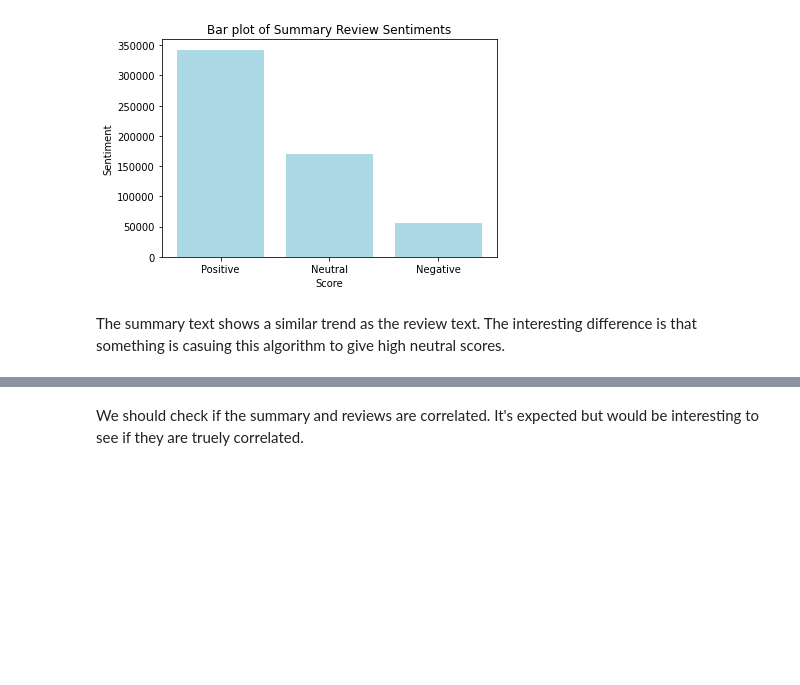
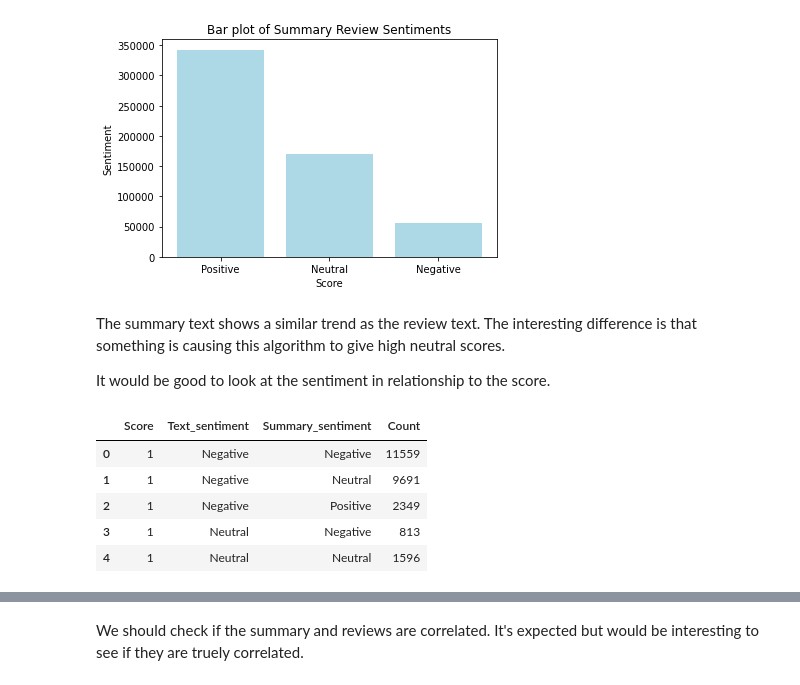
Before and after one commit to dchen71/amazon-fine-foods-review-analysis, a Jupyter notebook: fine_foods_analysis.ipynb, the cells around one changed output, grey strips where cells are left out. Saved outputs shown, nothing was run; the diff lists cells and outputs as text; code cells hidden in the pictures; blank space fills up the shorter version.

```diff
--- a/fine_foods_analysis.ipynb
+++ b/fine_foods_analysis.ipynb
@@ -242,4 +242,16 @@ plt.show()
 # %% [output]
 [figure]
 # %% [markdown]
-The summary text shows a similar trend as the review text. The interesting difference is that something is casuing this algorithm to give high neutral scores.
+The summary text shows a similar trend as the review text. The interesting difference is that something is causing this algorithm to give high neutral scores.
+
+It would be good to look at the sentiment in relationship to the score.
+# %%
+reviews_sentiment_count = reviews.groupby(['Score','Text_sentiment', 'Summary_sentiment']).count()[["Id"]].reset_index().rename(columns = {"Id": "Count"})
+reviews_sentiment_count.head()
+# %% [output]
+|  | Score | Text_sentiment | Summary_sentiment | Count |
+| 0 | 1 | Negative | Negative | 11559 |
+| 1 | 1 | Negative | Neutral | 9691 |
+| 2 | 1 | Negative | Positive | 2349 |
+| 3 | 1 | Neutral | Negative | 813 |
+| 4 | 1 | Neutral | Neutral | 1596 |
```
Also changed, not shown: parts of 4 cells of this notebook.
